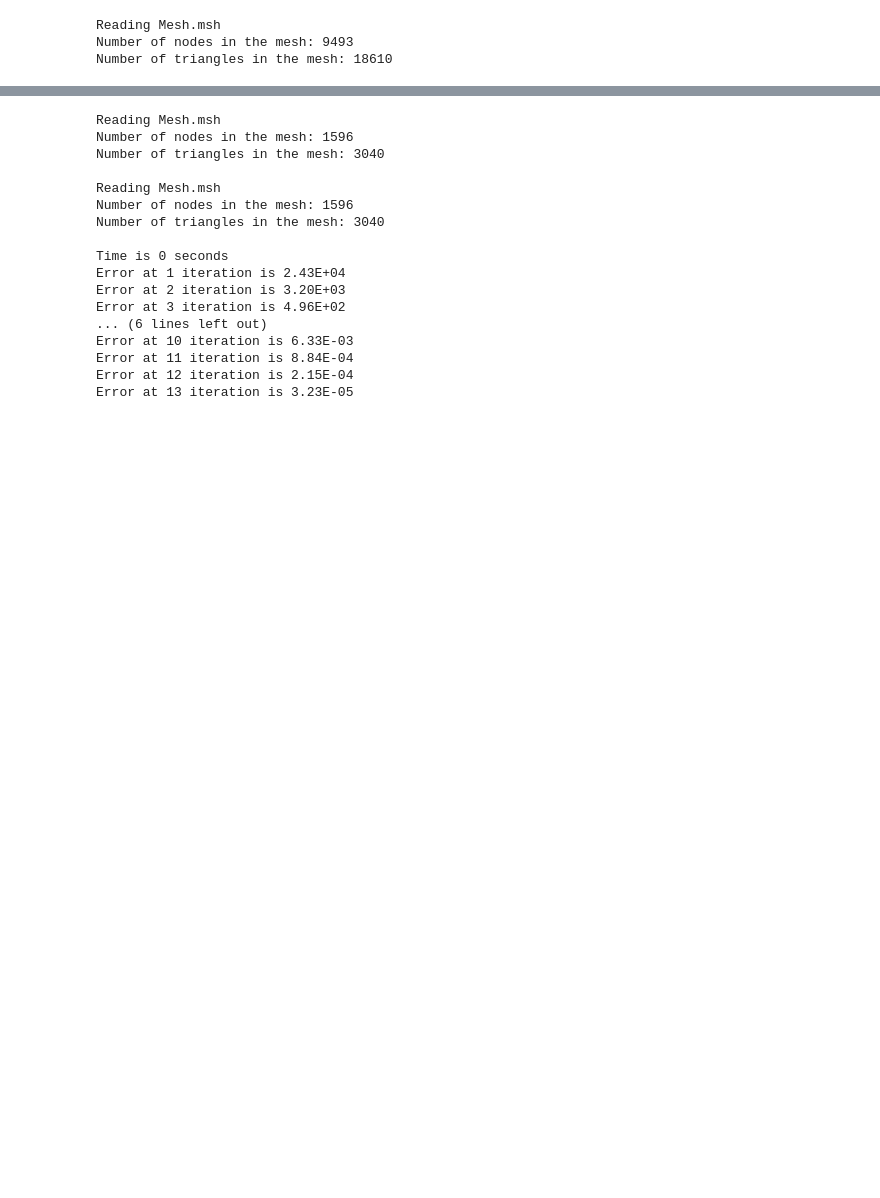
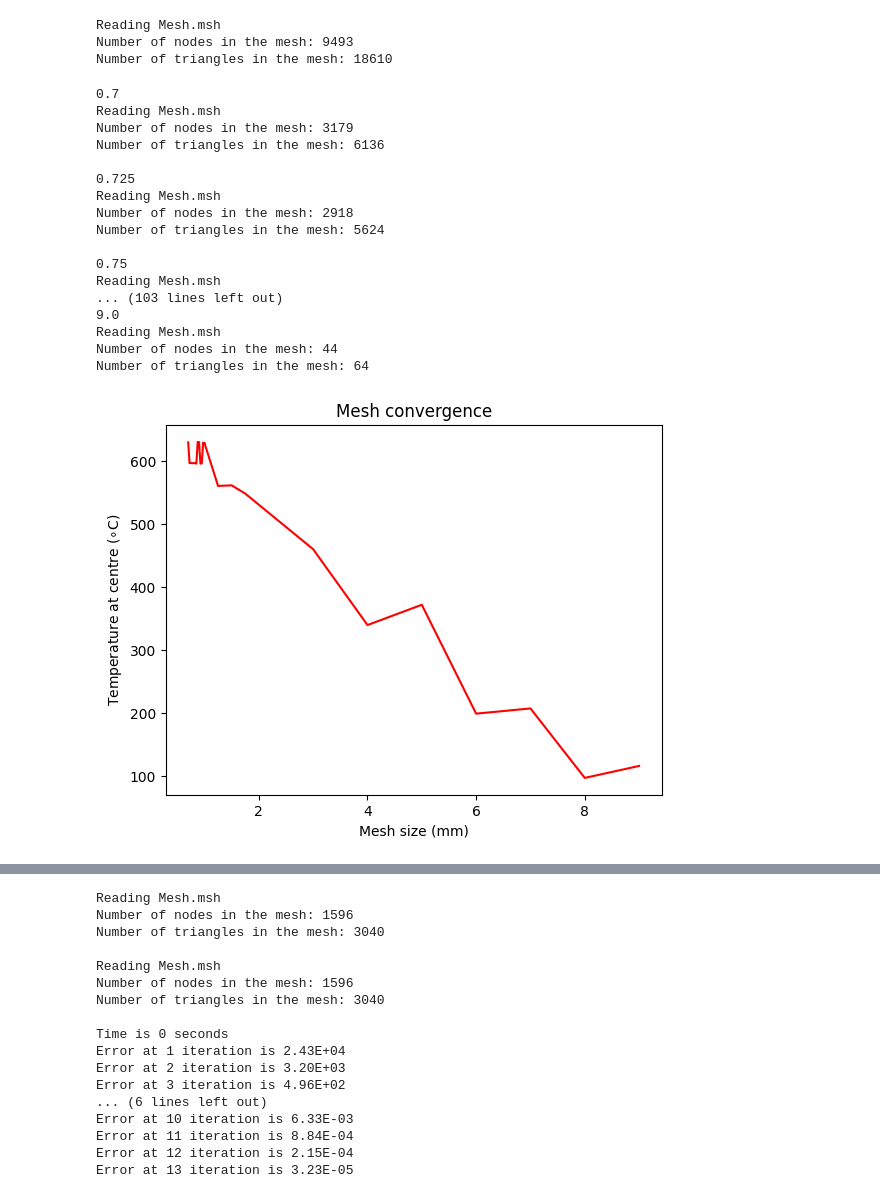
Before and after one commit to me21b172/ME5204-Project, a Jupyter notebook: Anuj/Final.ipynb, the cells around one changed output, grey strips where cells are left out. Cells and saved outputs as stored; diff of their text form; code cells hidden in the pictures; blank space fills up the shorter version.

```diff
--- a/Anuj/Final.ipynb
+++ b/Anuj/Final.ipynb
@@ -650,3 +650,49 @@ Error at 4 iteration is 3.67E-06
 Reading Mesh.msh
 Number of nodes in the mesh: 9493
 Number of triangles in the mesh: 18610
+# %%
+# mesh_name_format = "rectangle_{}.msh"
+
+mesh_size_factors = np.array(np.arange(0.7,1,0.025).tolist()+ np.arange(1,2,0.25).tolist() + np.arange(3,10,1).tolist())
+rep = np.array([50,25,0]).reshape(1,-1)
+mesh_sizes = []
+T_reps = []
+numberOfEles = []
+for mesh_size_factor in mesh_size_factors:
+    print(mesh_size_factor)
+    nodecoords,ele_con = createMesh(geo_file='rectange.geo',
+                                    meshFactorForEntireSurface=mesh_size_factor,
+                                )
+    soln1 = FEM(nodecoords,ele_con,np.array([[50,25]]))
+    h,K,G,F,boundary,theta = soln1.fit_ele(mode = "linear",verbose = False)
+    mesh_sizes.append(h)
+
+    distances = np.sum(np.square(nodecoords-rep),axis = 1)
+    closest = np.argmin(distances)
+    T_reps.append(theta[closest])
+    numberOfEles.append(len(ele_con))
+
+plt.plot(mesh_size_factors,T_reps,'r')
+plt.title('Mesh convergence')
+plt.xlabel('Mesh size (mm)')
+plt.ylabel(r'Temperature at centre ($\circ$C)')
+plt.show()
+# %% [output]
+0.7
+Reading Mesh.msh
+Number of nodes in the mesh: 3179
+Number of triangles in the mesh: 6136
+
+0.725
+Reading Mesh.msh
+Number of nodes in the mesh: 2918
+Number of triangles in the mesh: 5624
+
+0.75
+Reading Mesh.msh
+... (103 lines left out)
+9.0
+Reading Mesh.msh
+Number of nodes in the mesh: 44
+Number of triangles in the mesh: 64
+[figure, added]
```
Also changed, not shown: parts of 1 cell of this notebook, 1 other file.
